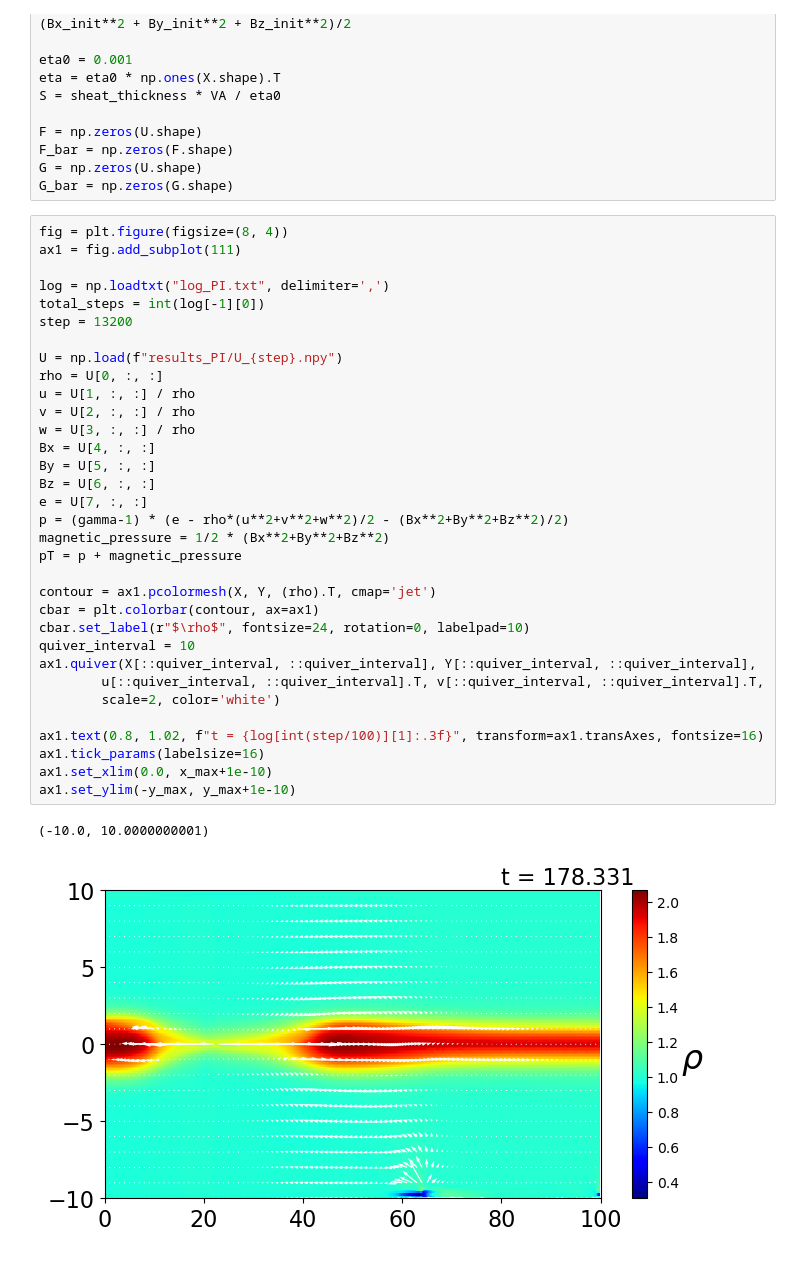
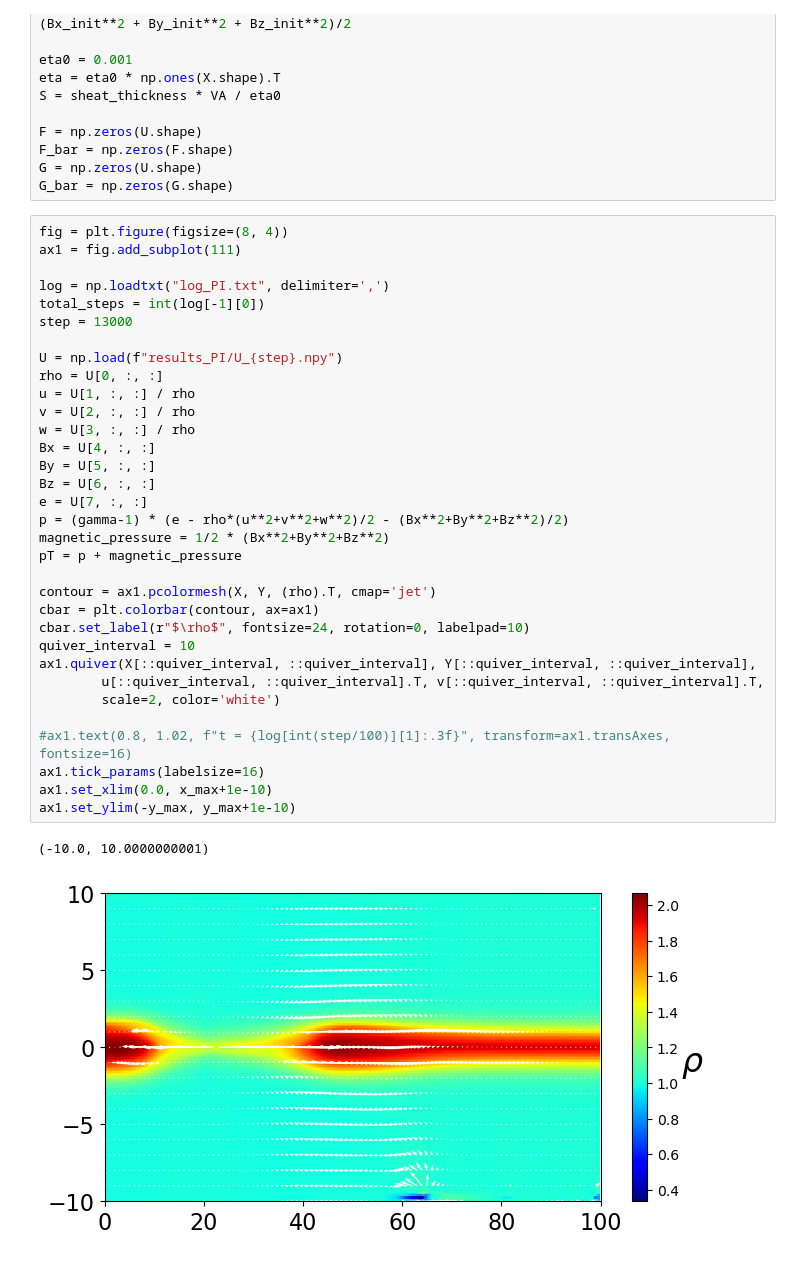
Before and after one commit to Keita-A/RadiativeMHD-simulation, a Jupyter notebook: MR.ipynb, the cells around one changed output. Cells and saved outputs as stored; diff of their text form.

```diff
--- a/MR.ipynb
+++ b/MR.ipynb
@@ -544,33 +544,33 @@ ax1 = fig.add_subplot(111)
 
 log = np.loadtxt("log_PI.txt", delimiter=',')
 total_steps = int(log[-1][0])
-step = 13200
+step = 13000
 
 U = np.load(f"results_PI/U_{step}.npy")
 rho = U[0, :, :]
 u = U[1, :, :] / rho
 v = U[2, :, :] / rho
 w = U[3, :, :] / rho
 Bx = U[4, :, :]
 By = U[5, :, :]
 Bz = U[6, :, :]
 e = U[7, :, :]
 p = (gamma-1) * (e - rho*(u**2+v**2+w**2)/2 - (Bx**2+By**2+Bz**2)/2)
 magnetic_pressure = 1/2 * (Bx**2+By**2+Bz**2)
 pT = p + magnetic_pressure
 
 contour = ax1.pcolormesh(X, Y, (rho).T, cmap='jet')
 cbar = plt.colorbar(contour, ax=ax1)
 cbar.set_label(r"$\rho$", fontsize=24, rotation=0, labelpad=10)
 quiver_interval = 10
 ax1.quiver(X[::quiver_interval, ::quiver_interval], Y[::quiver_interval, ::quiver_interval],
         u[::quiver_interval, ::quiver_interval].T, v[::quiver_interval, ::quiver_interval].T,
         scale=2, color='white')
 
-ax1.text(0.8, 1.02, f"t = {log[int(step/100)][1]:.3f}", transform=ax1.transAxes, fontsize=16)
+#ax1.text(0.8, 1.02, f"t = {log[int(step/100)][1]:.3f}", transform=ax1.transAxes, fontsize=16)
 ax1.tick_params(labelsize=16)
 ax1.set_xlim(0.0, x_max+1e-10)
 ax1.set_ylim(-y_max, y_max+1e-10)
 # %% [output]
 (-10.0, 10.0000000001)
-[figure, old version]
+[figure, new version]
```
Also changed, not shown: 2 other files.
